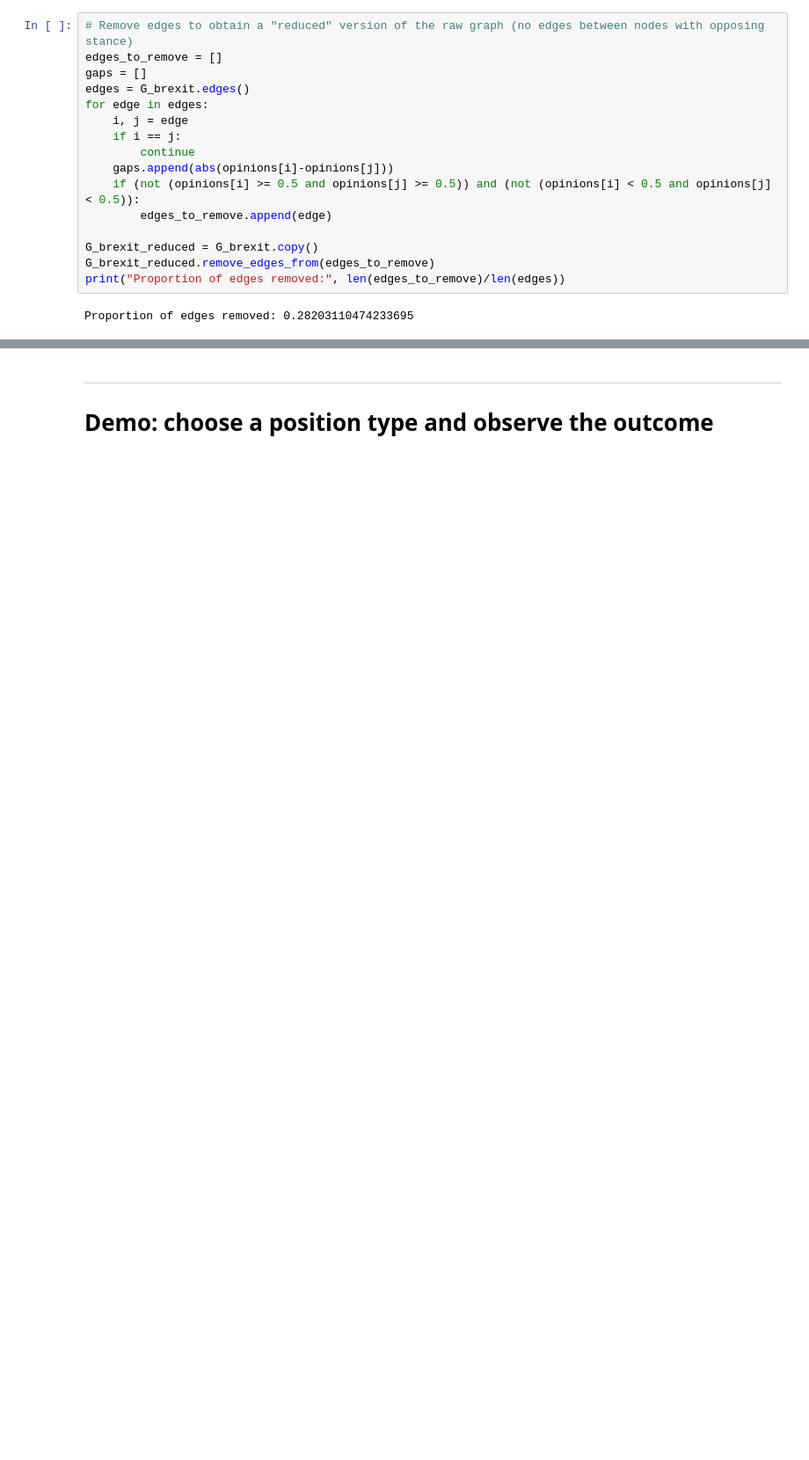
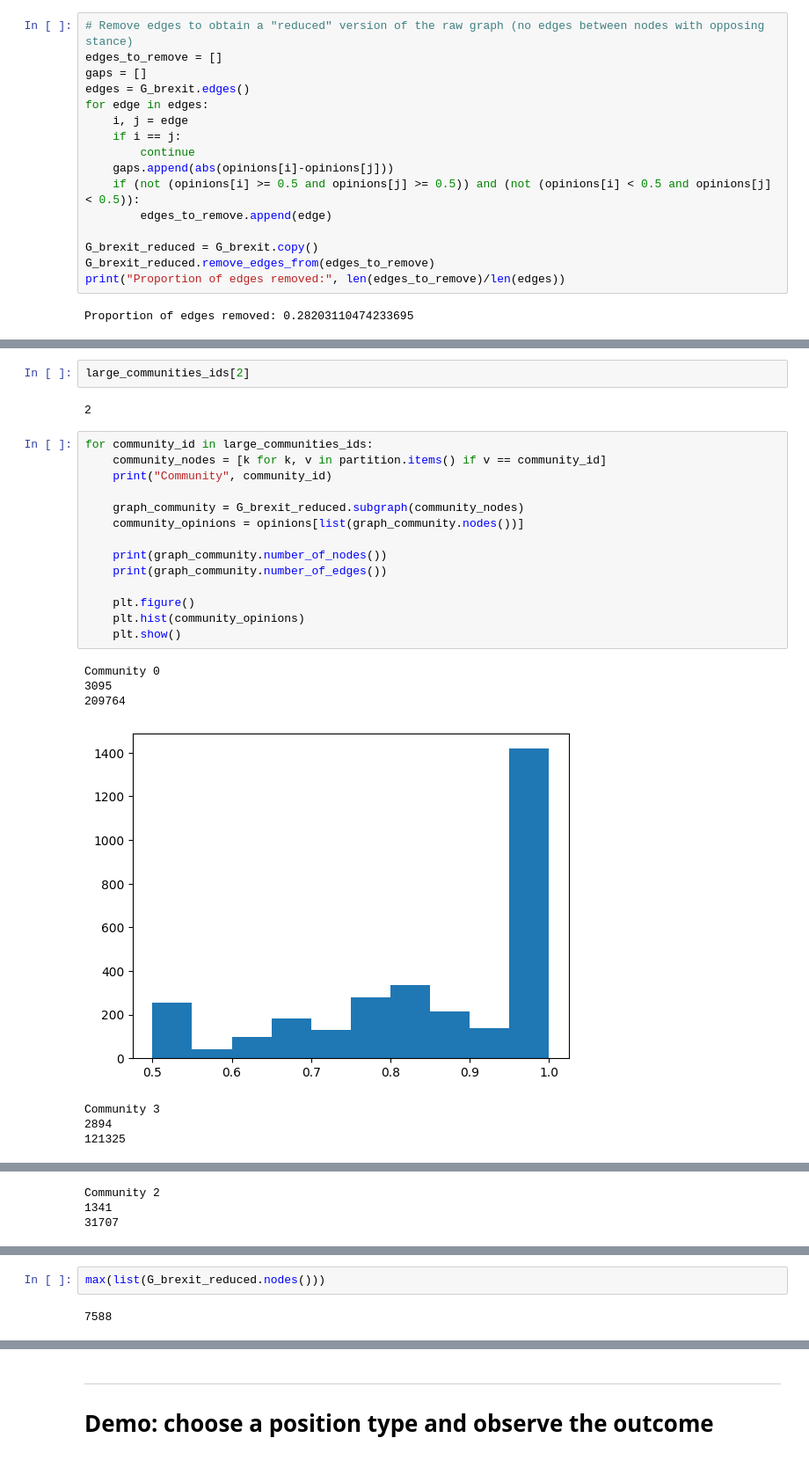
Before and after one commit to mminici/Engagement-Driven-Content-Generation, a Jupyter notebook: notebooks/analyze-real-communities.ipynb, the cells around one changed output, grey strips where cells are left out. Shown at 88% size. Cells and saved outputs as stored; diff of their text form; blank space fills up the shorter version.

```diff
--- a/notebooks/analyze-real-communities.ipynb
+++ b/notebooks/analyze-real-communities.ipynb
@@ -95,0 +149,26 @@ def analyze_communities(G, G_raw, opinions, position_type, min_community_size=10
+# %%
+large_communities_ids[2]
+# %% [output]
+2
+# %%
+for community_id in large_communities_ids:
+    community_nodes = [k for k, v in partition.items() if v == community_id]
+    print("Community", community_id)
+
+    graph_community = G_brexit_reduced.subgraph(community_nodes)
+    community_opinions = opinions[list(graph_community.nodes())]
+
+    print(graph_community.number_of_nodes())
+    print(graph_community.number_of_edges())
+
+    plt.figure()
+    plt.hist(community_opinions)
+    plt.show()
+# %% [output]
+Community 0
+3095
+209764
+[figure, added]
+Community 3
+2894
+121325
@@ -95,0 +176,3 @@ def analyze_communities(G, G_raw, opinions, position_type, min_community_size=10
+Community 2
+1341
+31707
@@ -95,0 +180,4 @@ def analyze_communities(G, G_raw, opinions, position_type, min_community_size=10
+# %%
+max(list(G_brexit_reduced.nodes()))
+# %% [output]
+7588
```
Also changed, not shown: parts of 77 cells of this notebook, 5 other files.
